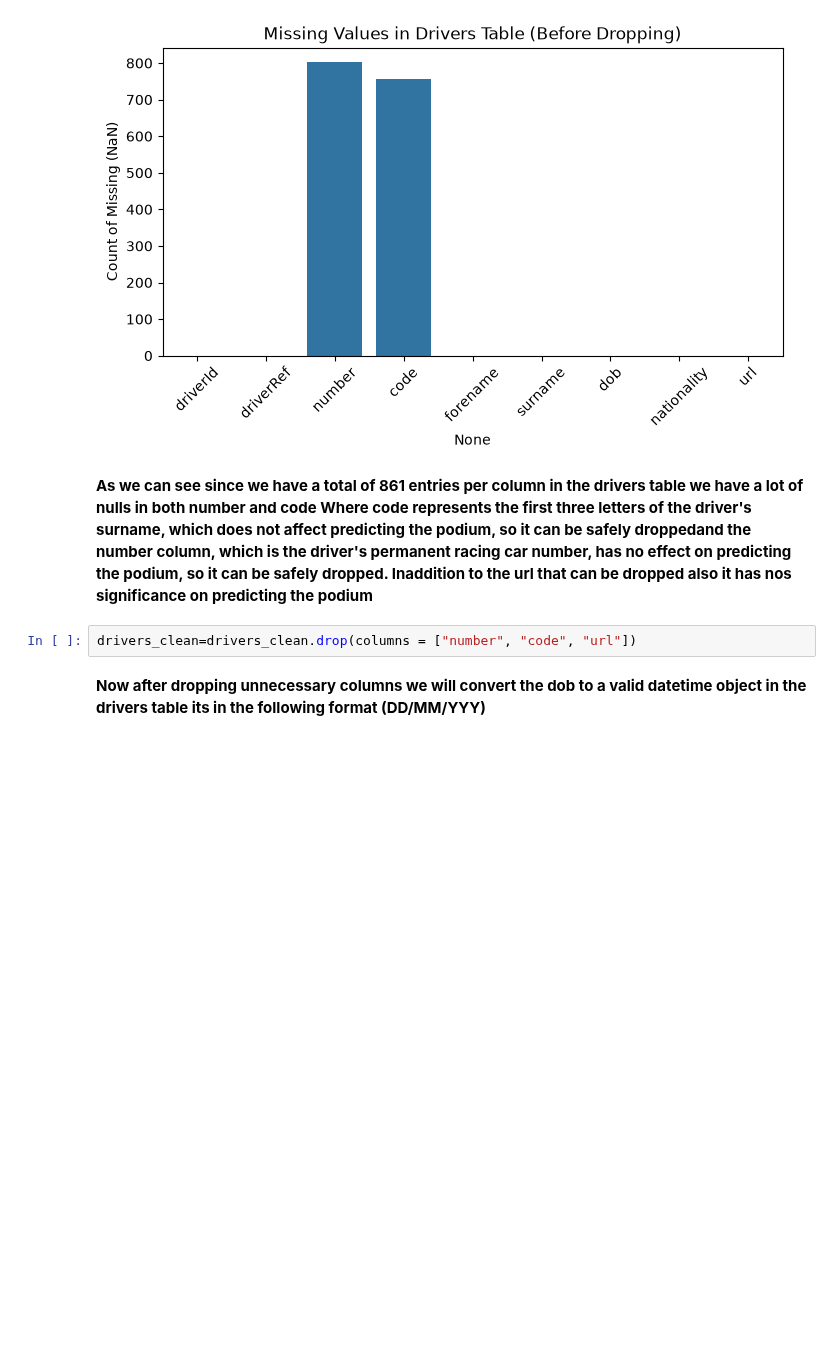
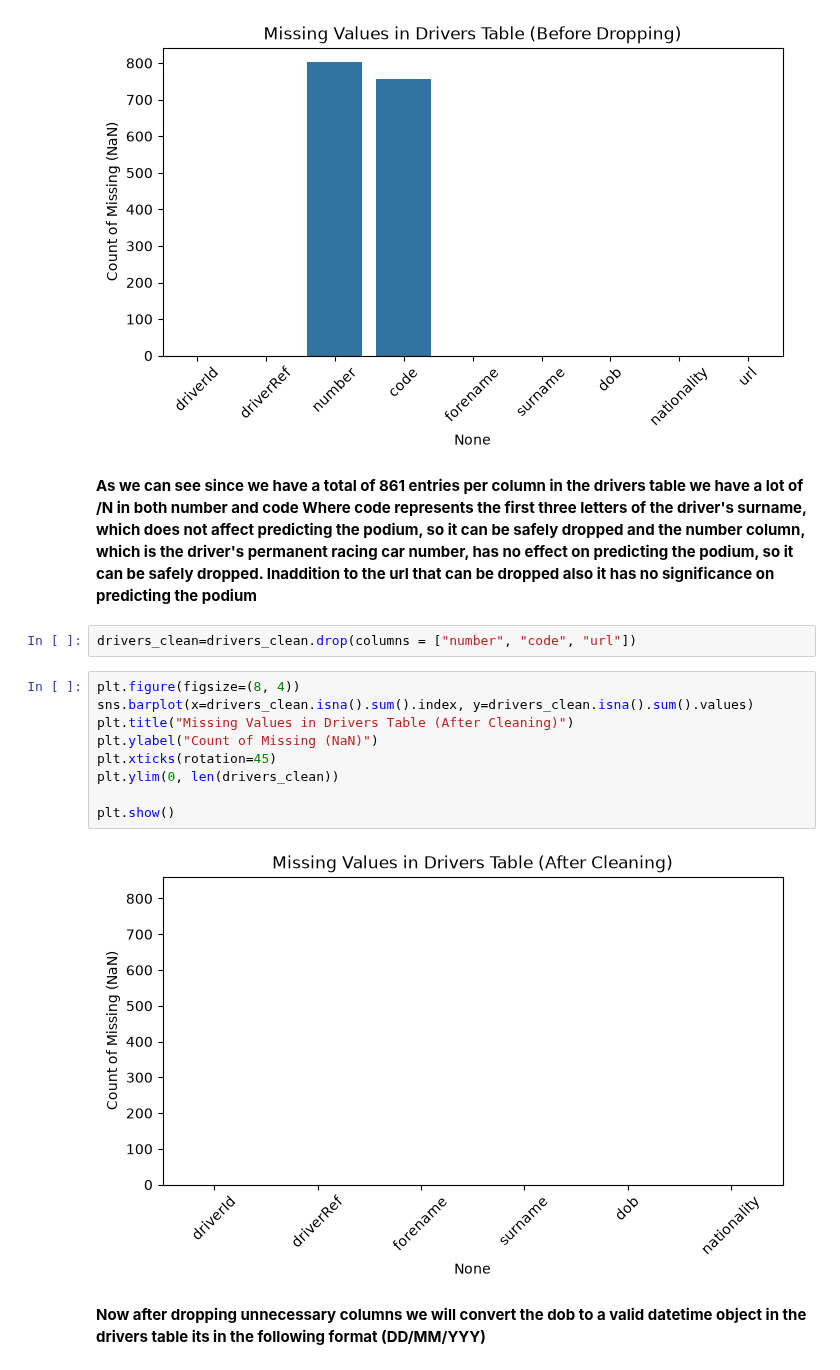
Before and after one commit to amado-888/ACL_Project, a Jupyter notebook: data-cleaning.ipynb, the cells around one changed output. Saved outputs shown, nothing was run; the diff lists cells and outputs as text; blank space fills up the shorter version.

Commit message:
added cleaned-version but not yet finished

```diff
--- a/data-cleaning.ipynb
+++ b/data-cleaning.ipynb
@@ -414,9 +414,20 @@ plt.show()
 [figure]
 # %% [markdown]
 
-**As we can see since we have a total of 861 entries per column in the drivers table we have a lot of nulls in both number and code Where code represents the first three letters of the driver's surname, which does not affect predicting the podium, so it can be safely droppedand the number column, which is the driver's permanent racing car number, has no effect on predicting the podium, so it can be safely dropped. Inaddition to the url that can be dropped also it has nos significance on predicting the podium**
+**As we can see since we have a total of 861 entries per column in the drivers table we have a lot of /N in both number and code Where code represents the first three letters of the driver's surname, which does not affect predicting the podium, so it can be safely dropped and the number column, which is the driver's permanent racing car number, has no effect on predicting the podium, so it can be safely dropped. Inaddition to the url that can be dropped also it has no significance on predicting the podium**
 # %%
 drivers_clean=drivers_clean.drop(columns = ["number", "code", "url"])
+# %%
+plt.figure(figsize=(8, 4))
+sns.barplot(x=drivers_clean.isna().sum().index, y=drivers_clean.isna().sum().values)
+plt.title("Missing Values in Drivers Table (After Cleaning)")
+plt.ylabel("Count of Missing (NaN)")
+plt.xticks(rotation=45)
+plt.ylim(0, len(drivers_clean))
+
+plt.show()
+# %% [output]
+[figure, added]
 # %% [markdown]
 **Now after dropping unnecessary columns we will convert the dob to a valid datetime object in the drivers table its in the following format (DD/MM/YYY)**
 # %%
```
Also changed, not shown: parts of 8 cells of this notebook, 3 other files.
